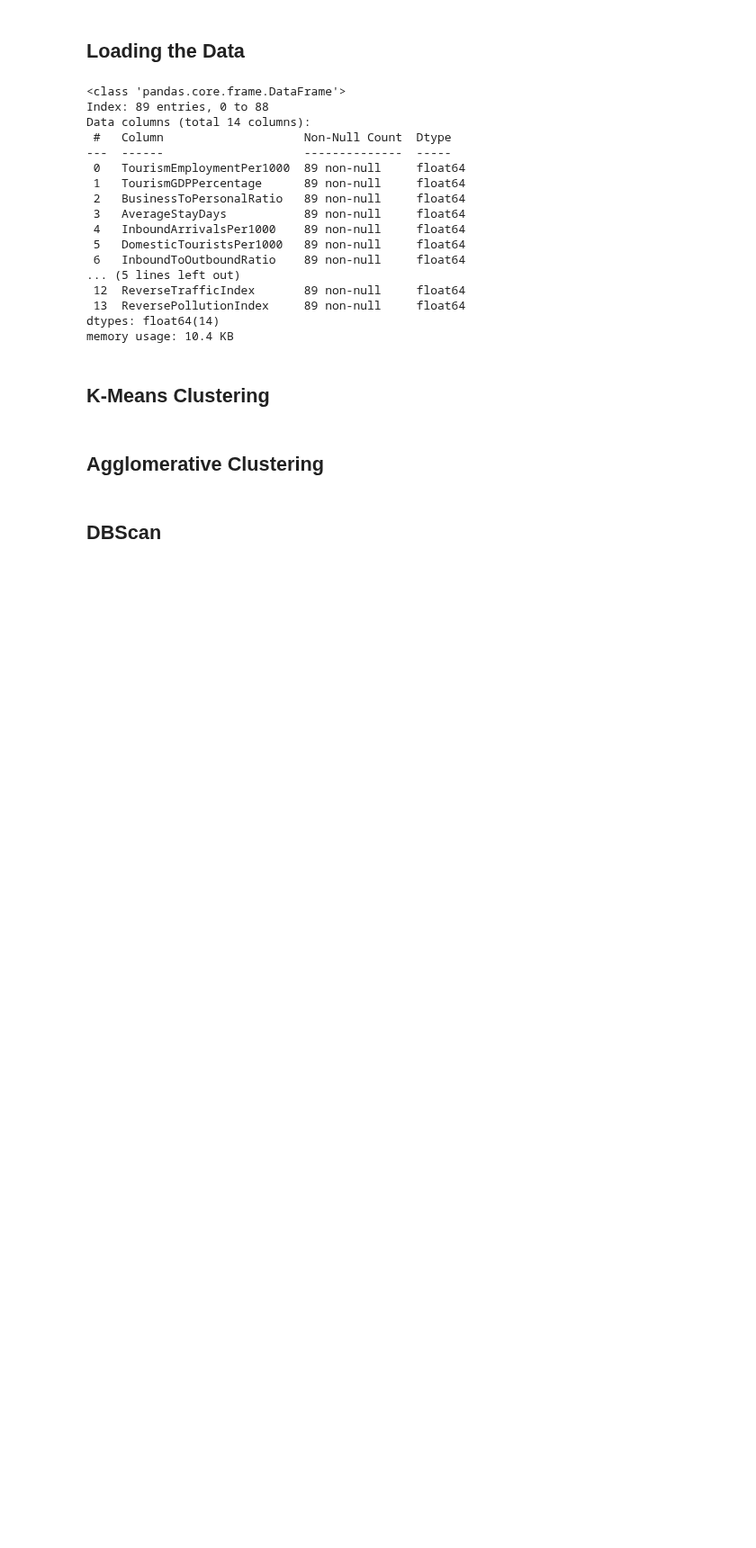
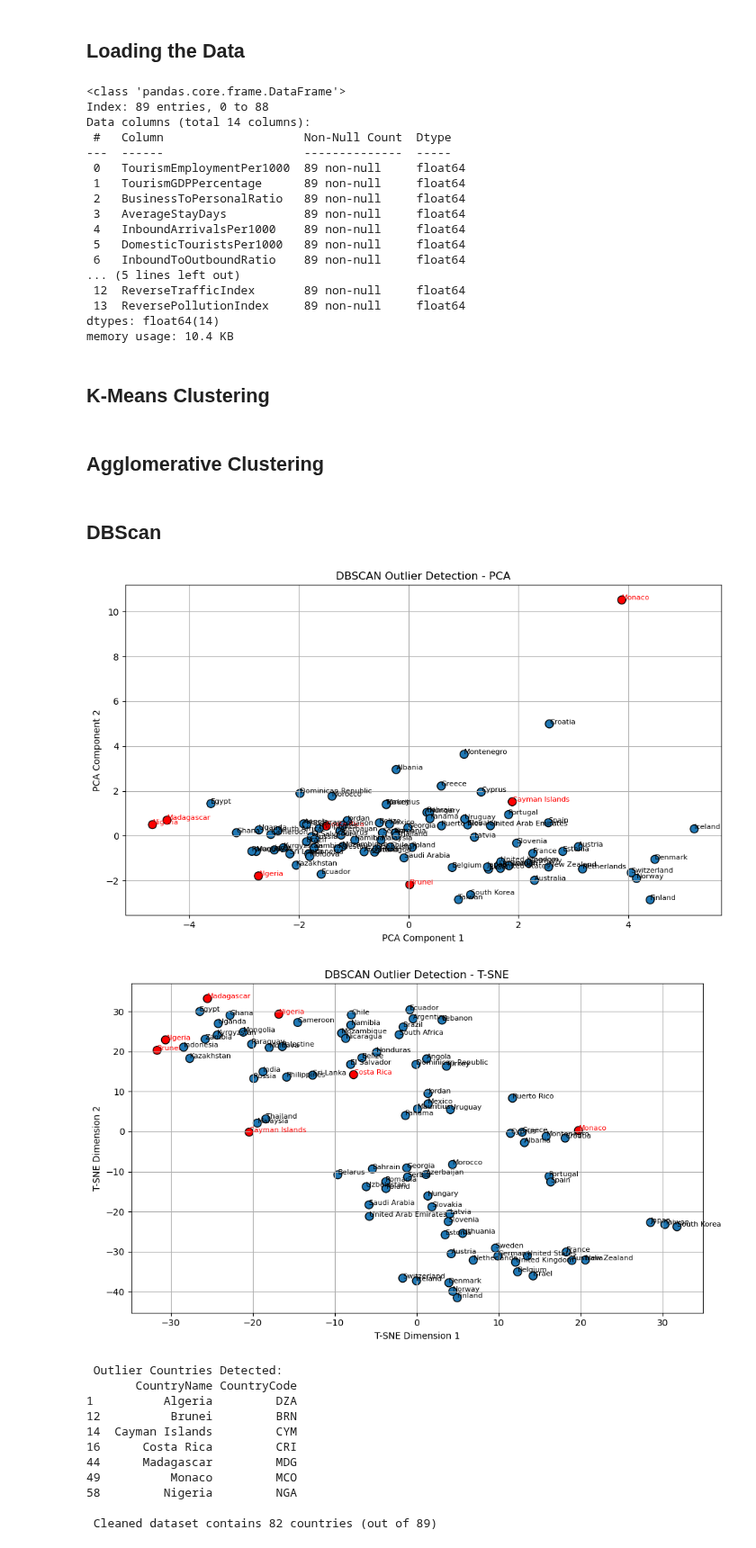
Before and after one commit to IuliaBunescu/tourism_clustering_project, a Jupyter notebook: Clustering/clustering.ipynb, the cells around one changed output. Shown at 90% size. Cells and saved outputs as stored; diff of their text form; code cells hidden in the pictures; blank space fills up the shorter version.

Commit message:
added dbscan with other methods

```diff
--- a/Clustering/clustering.ipynb
+++ b/Clustering/clustering.ipynb
@@ -61,3 +61,77 @@ memory usage: 10.4 KB
 ## Agglomerative Clustering
 # %% [markdown]
 ## DBScan
+# %%
+from sklearn.cluster import DBSCAN
+from sklearn.discriminant_analysis import StandardScaler
+
+
+features = df.drop(columns=["CountryName", "CountryCode"])
+scaler = StandardScaler()
+scaled_features = scaler.fit_transform(features)
+
+eps_value = 3.5
+min_samples_value = 2
+
+dbscan = DBSCAN(eps=eps_value, min_samples=min_samples_value)
+labels = dbscan.fit_predict(scaled_features)
+
+# PCA Visualization
+pca = PCA(n_components=2)
+pca_components = pca.fit_transform(scaled_features)
+
+plt.figure(figsize=(10, 6))
+colors = ['#1f77b4' if label != -1 else '#ff0000' for label in labels]
+plt.scatter(pca_components[:, 0], pca_components[:, 1], c=colors, s=80, edgecolors='k')
+
+for i, country in enumerate(df["CountryName"]):
+    color = 'red' if labels[i] == -1 else 'black'
+    plt.annotate(country, (pca_components[i, 0], pca_components[i, 1]), fontsize=8, color=color)
+
+plt.title("DBSCAN Outlier Detection - PCA")
+plt.xlabel("PCA Component 1")
+plt.ylabel("PCA Component 2")
+plt.grid(True)
+plt.tight_layout()
+plt.show()
+
+# T-SNE Visualization
+tsne = TSNE(n_components=2, perplexity=5, random_state=42)
+tsne_components = tsne.fit_transform(scaled_features)
+
+plt.figure(figsize=(10, 6))
+plt.scatter(tsne_components[:, 0], tsne_components[:, 1], c=colors, s=80, edgecolors='k')
+
+for i, country in enumerate(df["CountryName"]):
+    color = 'red' if labels[i] == -1 else 'black'
+    plt.annotate(country, (tsne_components[i, 0], tsne_components[i, 1]), fontsize=8, color=color)
+
+plt.title("DBSCAN Outlier Detection - T-SNE")
+plt.xlabel("T-SNE Dimension 1")
+plt.ylabel("T-SNE Dimension 2")
+plt.grid(True)
+plt.tight_layout()
+plt.show()
+
+# List outlier countries
+outlier_countries = df[labels == -1][["CountryName", "CountryCode"]]
+print("\n Outlier Countries Detected:")
+print(outlier_countries)
+
+# Create cleaned dataset
+outlier_df = df[labels != -1].copy()
+print(f"\n Cleaned dataset contains {len(outlier_df)} countries (out of {len(df)})")
+# %% [output]
+[figure, added]
+[figure, added]
+ Outlier Countries Detected:
+       CountryName CountryCode
+1          Algeria         DZA
+12          Brunei         BRN
+14  Cayman Islands         CYM
+16      Costa Rica         CRI
+44      Madagascar         MDG
+49          Monaco         MCO
+58         Nigeria         NGA
+
+ Cleaned dataset contains 82 countries (out of 89)
```
